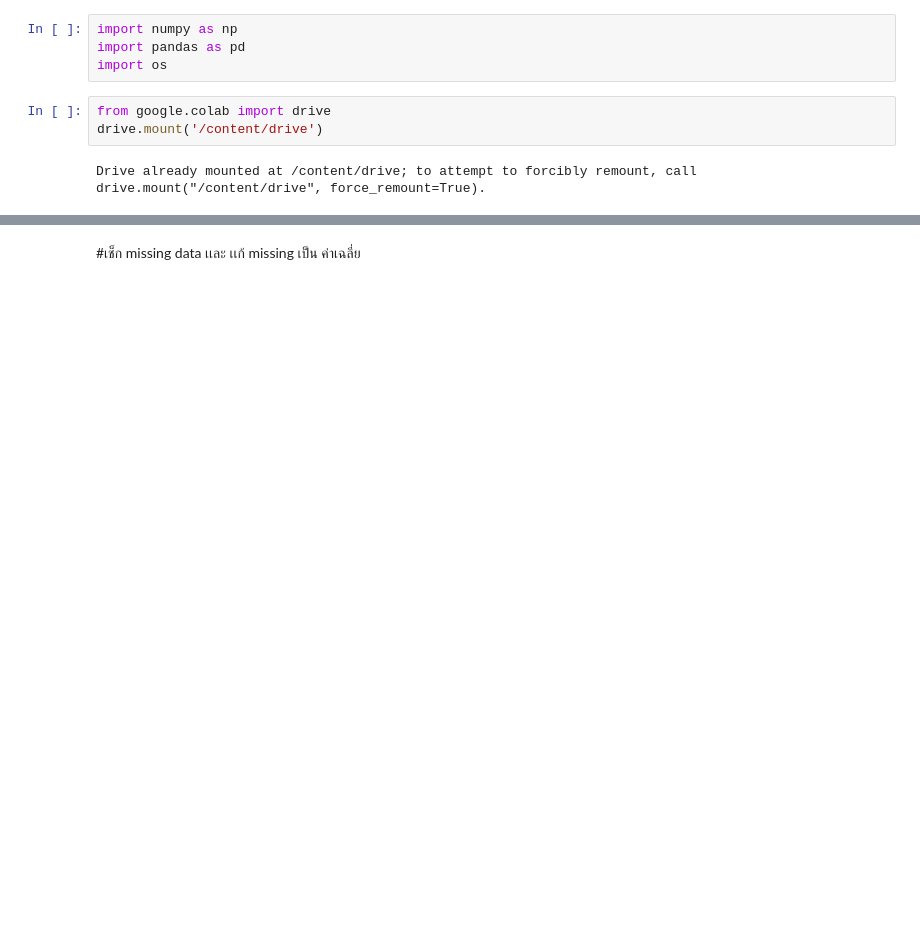
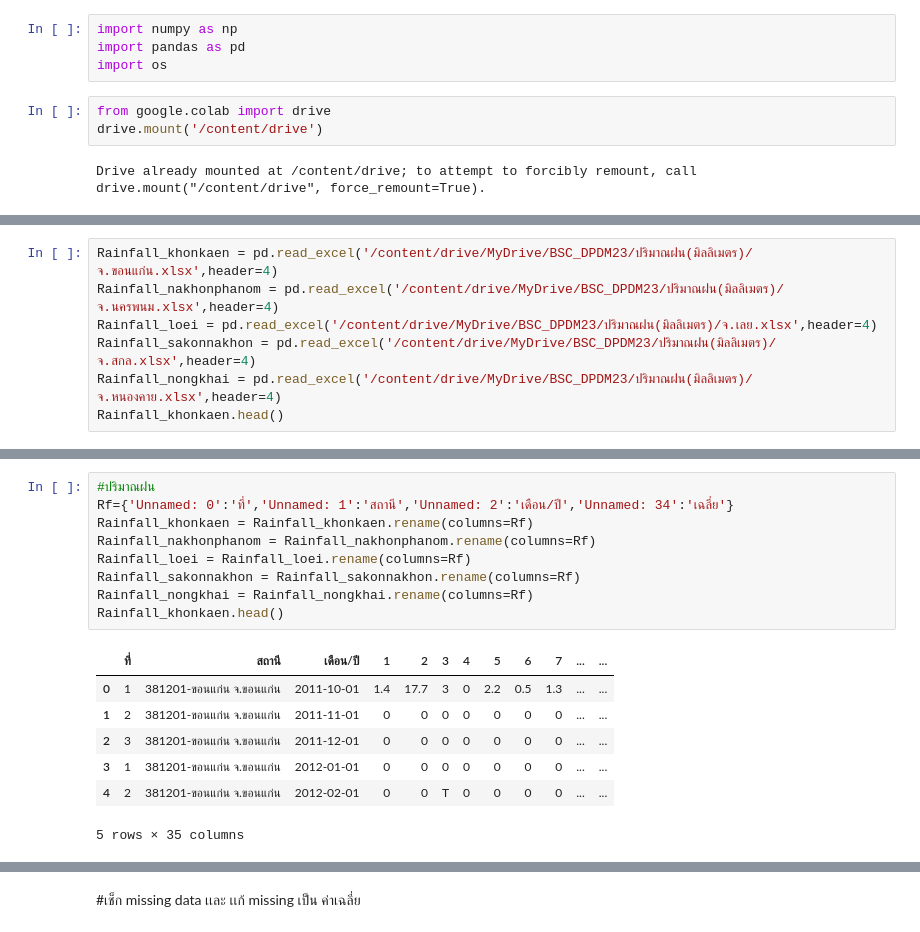
Before and after one commit to Wilanth/BSC_DPDM23, a Jupyter notebook: midterm_bscdpdm23.ipynb, the cells around one changed output, grey strips where cells are left out. Drawn from its saved outputs; the diff is of its cells as text; blank space fills up the shorter version.

```diff
--- a/midterm_bscdpdm23.ipynb
+++ b/midterm_bscdpdm23.ipynb
@@ -36,0 +93,7 @@ pressure_khonkaen.head()
+# %%
+Rainfall_khonkaen = pd.read_excel('/content/drive/MyDrive/BSC_DPDM23/ปริมาณฝน(มิลลิเมตร)/จ.ขอนแก่น.xlsx',header=4)
+Rainfall_nakhonphanom = pd.read_excel('/content/drive/MyDrive/BSC_DPDM23/ปริมาณฝน(มิลลิเมตร)/จ.นครพนม.xlsx',header=4)
+Rainfall_loei = pd.read_excel('/content/drive/MyDrive/BSC_DPDM23/ปริมาณฝน(มิลลิเมตร)/จ.เลย.xlsx',header=4)
+Rainfall_sakonnakhon = pd.read_excel('/content/drive/MyDrive/BSC_DPDM23/ปริมาณฝน(มิลลิเมตร)/จ.สกล.xlsx',header=4)
+Rainfall_nongkhai = pd.read_excel('/content/drive/MyDrive/BSC_DPDM23/ปริมาณฝน(มิลลิเมตร)/จ.หนองคาย.xlsx',header=4)
+Rainfall_khonkaen.head()
@@ -50,0 +229,17 @@ pressure_khonkaen.head()
+# %%
+#ปริมาณฝน
+Rf={'Unnamed: 0':'ที่','Unnamed: 1':'สถานี','Unnamed: 2':'เดือน/ปี','Unnamed: 34':'เฉลี่ย'}
+Rainfall_khonkaen = Rainfall_khonkaen.rename(columns=Rf)
+Rainfall_nakhonphanom = Rainfall_nakhonphanom.rename(columns=Rf)
+Rainfall_loei = Rainfall_loei.rename(columns=Rf)
+Rainfall_sakonnakhon = Rainfall_sakonnakhon.rename(columns=Rf)
+Rainfall_nongkhai = Rainfall_nongkhai.rename(columns=Rf)
+Rainfall_khonkaen.head()
+# %% [output]
+|  | ที่ | สถานี | เดือน/ปี | 1 | 2 | 3 | 4 | 5 | 6 | 7 | ... | ... |
+| 0 | 1 | 381201-ขอนแก่น จ.ขอนแก่น | 2011-10-01 | 1.4 | 17.7 | 3 | 0 | 2.2 | 0.5 | 1.3 | ... | ... |
+| 1 | 2 | 381201-ขอนแก่น จ.ขอนแก่น | 2011-11-01 | 0 | 0 | 0 | 0 | 0 | 0 | 0 | ... | ... |
+| 2 | 3 | 381201-ขอนแก่น จ.ขอนแก่น | 2011-12-01 | 0 | 0 | 0 | 0 | 0 | 0 | 0 | ... | ... |
+| 3 | 1 | 381201-ขอนแก่น จ.ขอนแก่น | 2012-01-01 | 0 | 0 | 0 | 0 | 0 | 0 | 0 | ... | ... |
+| 4 | 2 | 381201-ขอนแก่น จ.ขอนแก่น | 2012-02-01 | 0 | 0 | T | 0 | 0 | 0 | 0 | ... | ... |
+5 rows × 35 columns
```
Also changed, not shown: parts of 205 cells of this notebook.
